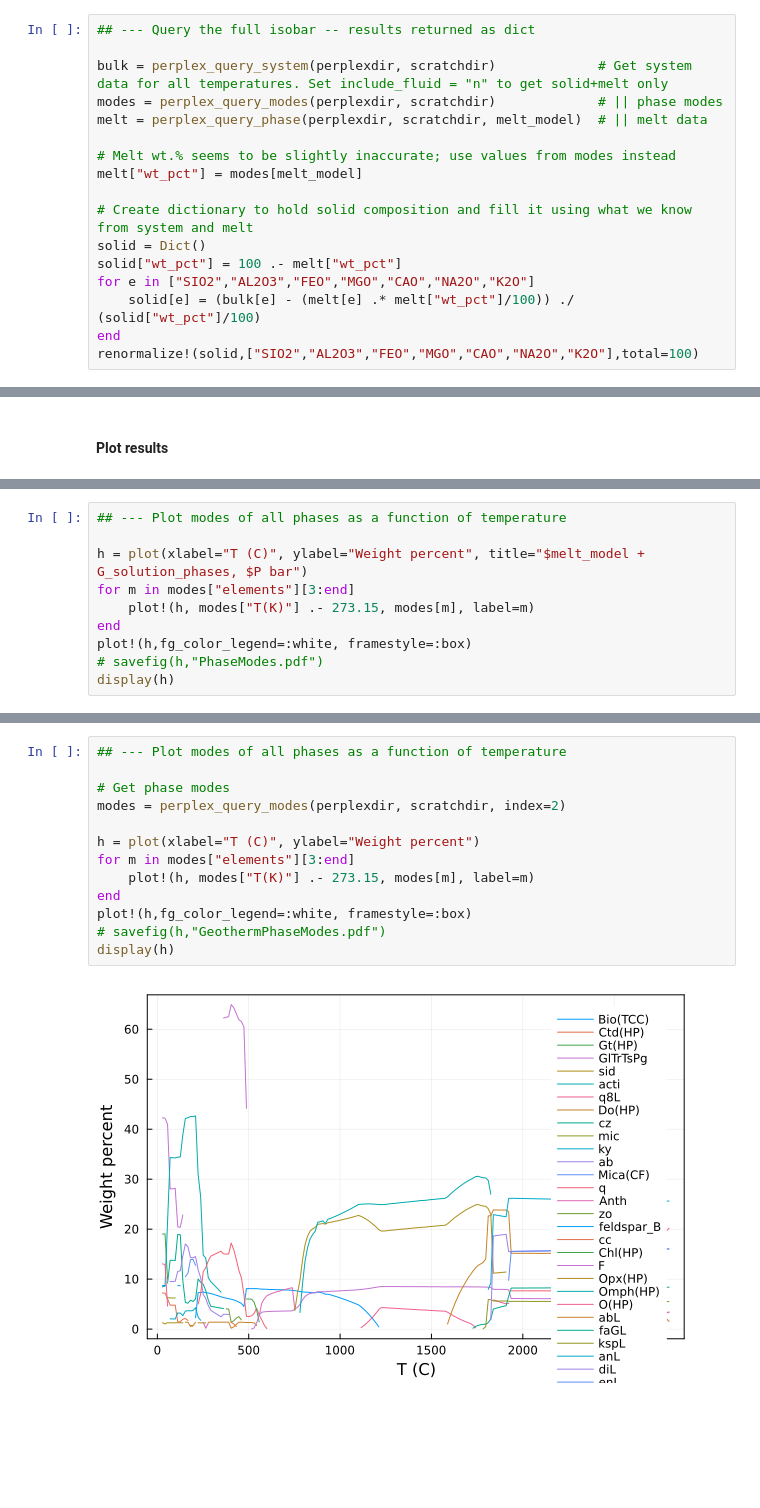
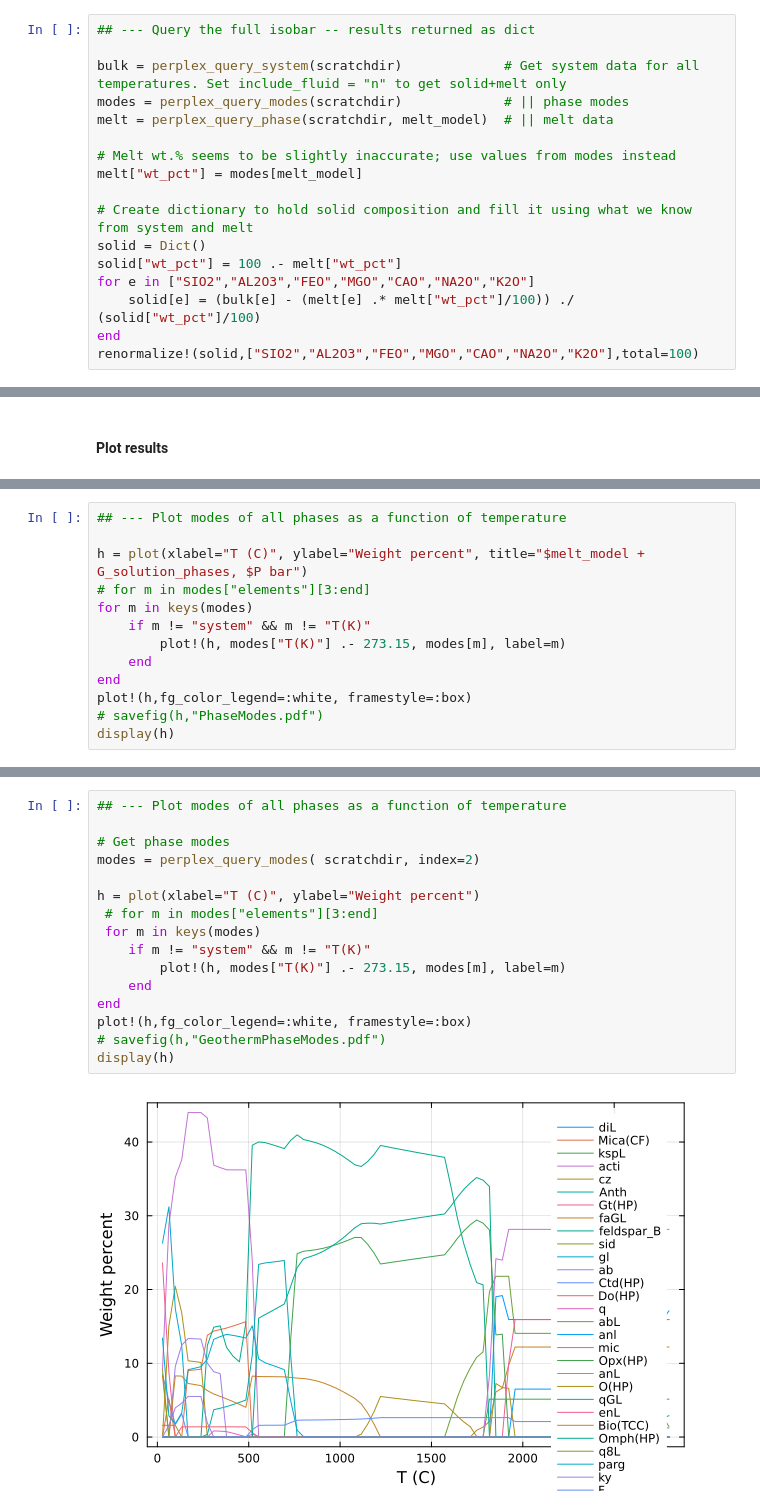
Before and after one commit to brenhinkeller/StatGeochem.jl, a Jupyter notebook: examples/PerplexExamples.ipynb, the cells around one changed output, grey strips where cells are left out. Cells and saved outputs as stored; diff of their text form; blank space fills up the shorter version.

```diff
--- a/examples/PerplexExamples.ipynb
+++ b/examples/PerplexExamples.ipynb
@@ -125,9 +154,9 @@ LoadError: UndefVarError: `perplex_query_1d` not defined
 # %%
 ## --- Query the full isobar -- results returned as dict
 
-bulk = perplex_query_system(perplexdir, scratchdir)             # Get system data for all temperatures. Set include_fluid = "n" to get solid+melt only
-modes = perplex_query_modes(perplexdir, scratchdir)             # || phase modes
-melt = perplex_query_phase(perplexdir, scratchdir, melt_model)  # || melt data
+bulk = perplex_query_system(scratchdir)             # Get system data for all temperatures. Set include_fluid = "n" to get solid+melt only
+modes = perplex_query_modes(scratchdir)             # || phase modes
+melt = perplex_query_phase(scratchdir, melt_model)  # || melt data
 
 # Melt wt.% seems to be slightly inaccurate; use values from modes instead
 melt["wt_pct"] = modes[melt_model]
@@ -182,8 +213,11 @@ display(h)
 ## --- Plot modes of all phases as a function of temperature
 
 h = plot(xlabel="T (C)", ylabel="Weight percent", title="$melt_model + G_solution_phases, $P bar")
-for m in modes["elements"][3:end]
-    plot!(h, modes["T(K)"] .- 273.15, modes[m], label=m)
+# for m in modes["elements"][3:end]
+for m in keys(modes)
+    if m != "system" && m != "T(K)"
+        plot!(h, modes["T(K)"] .- 273.15, modes[m], label=m)
+    end
 end
 plot!(h,fg_color_legend=:white, framestyle=:box)
 # savefig(h,"PhaseModes.pdf")
@@ -220,18 +254,21 @@ Built problem definition
 # %%
 ## --- Plot modes of all phases as a function of temperature
 
 # Get phase modes
-modes = perplex_query_modes(perplexdir, scratchdir, index=2)
+modes = perplex_query_modes( scratchdir, index=2)
 
 h = plot(xlabel="T (C)", ylabel="Weight percent")
-for m in modes["elements"][3:end]
-    plot!(h, modes["T(K)"] .- 273.15, modes[m], label=m)
+ # for m in modes["elements"][3:end]
+ for m in keys(modes)
+    if m != "system" && m != "T(K)"
+        plot!(h, modes["T(K)"] .- 273.15, modes[m], label=m)
+    end
 end
 plot!(h,fg_color_legend=:white, framestyle=:box)
 # savefig(h,"GeothermPhaseModes.pdf")
 display(h)
 # %% [output]
-[figure, old version]
+[figure, new version]
 # %%
 ## --- Plot seismic properties
 
```
Also changed, not shown: parts of 18 cells of this notebook, 3 other files.
